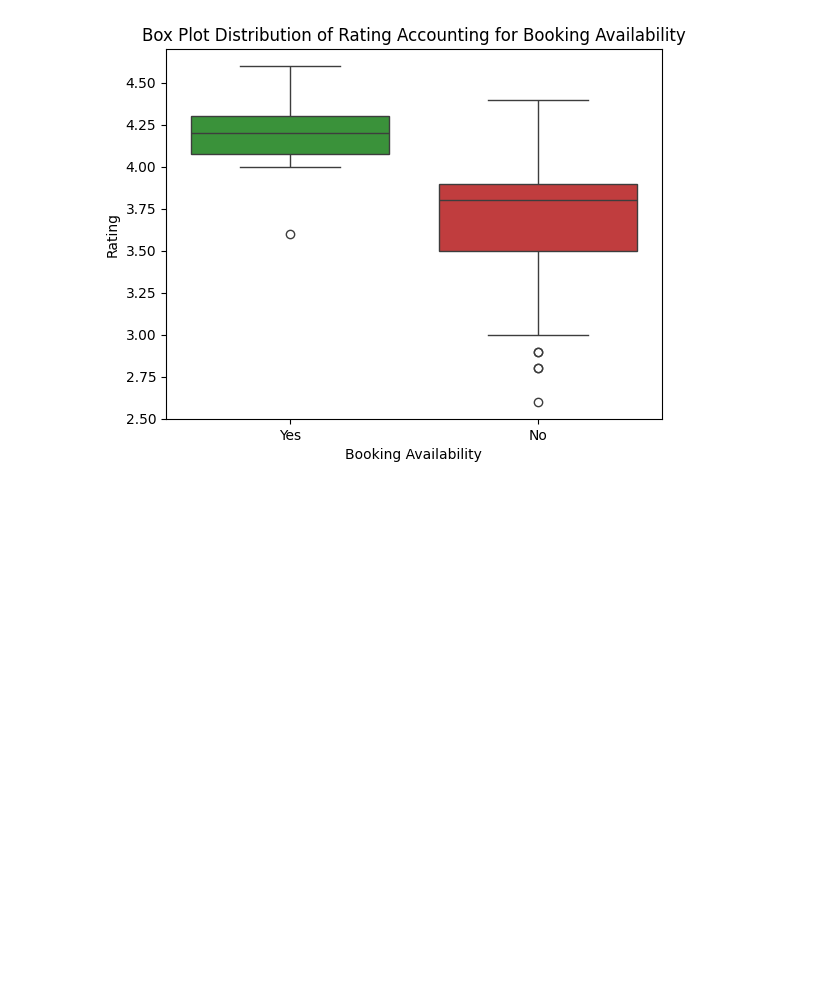
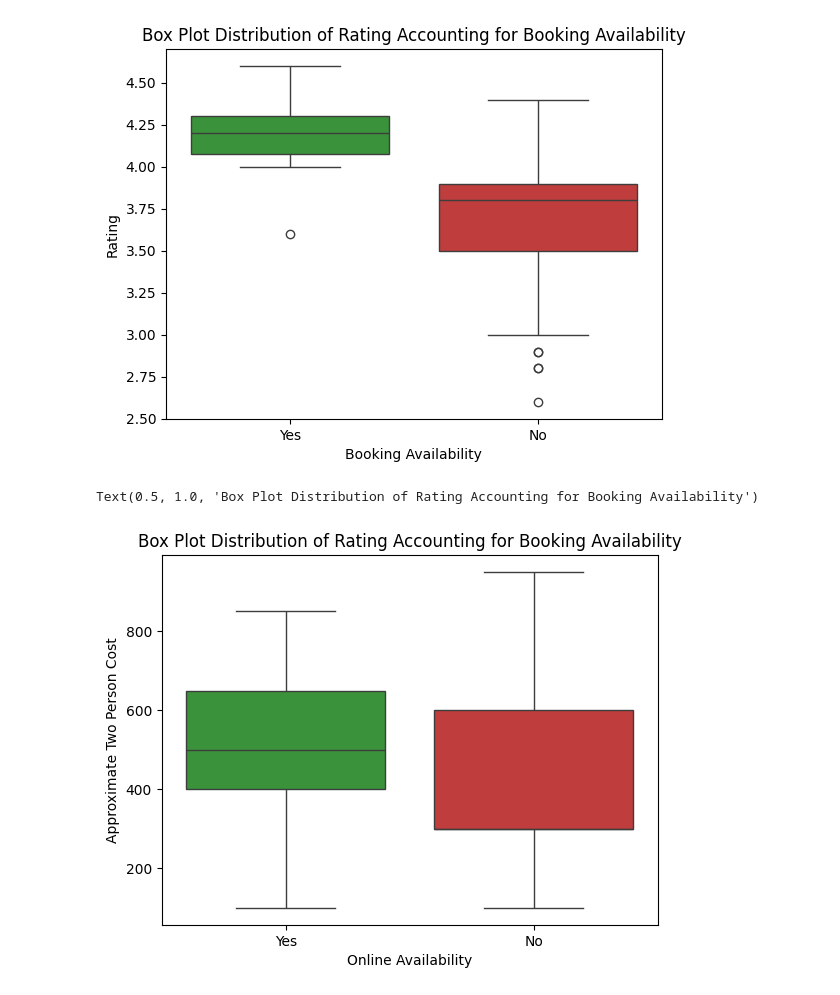
Before and after one commit to ColeFChisamore/Zomato-Data-Analysis, a Jupyter notebook: Zomato Data Analysis.ipynb, the cells around one changed output. Drawn from its saved outputs; the diff is of its cells as text; code cells hidden in the pictures; blank space fills up the shorter version.

```diff
--- a/Zomato Data Analysis.ipynb
+++ b/Zomato Data Analysis.ipynb
@@ -122,3 +122,9 @@ plt.title("Box Plot Distribution of Rating Accounting for Booking Availability")
 # %% [output]
 Text(0.5, 1.0, 'Box Plot Distribution of Rating Accounting for Booking Availability')
 [figure]
+# %%
+sns.boxplot(df, x='Online Availability', y='Approximate Two Person Cost', hue='Online Availability', palette=["C2", "C3"])
+plt.title("Box Plot Distribution of Rating Accounting for Booking Availability")
+# %% [output]
+Text(0.5, 1.0, 'Box Plot Distribution of Rating Accounting for Booking Availability')
+[figure, added]
```
Also changed, not shown: 1 other file.
